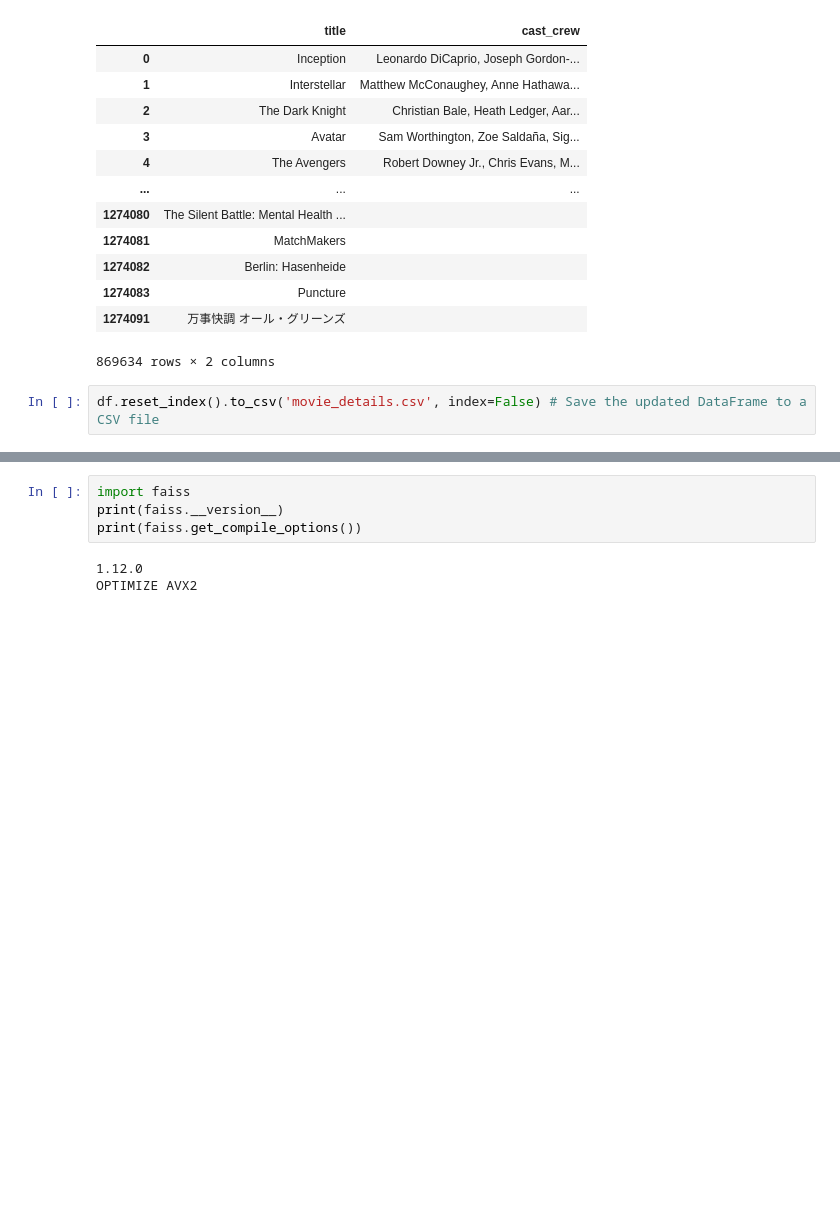
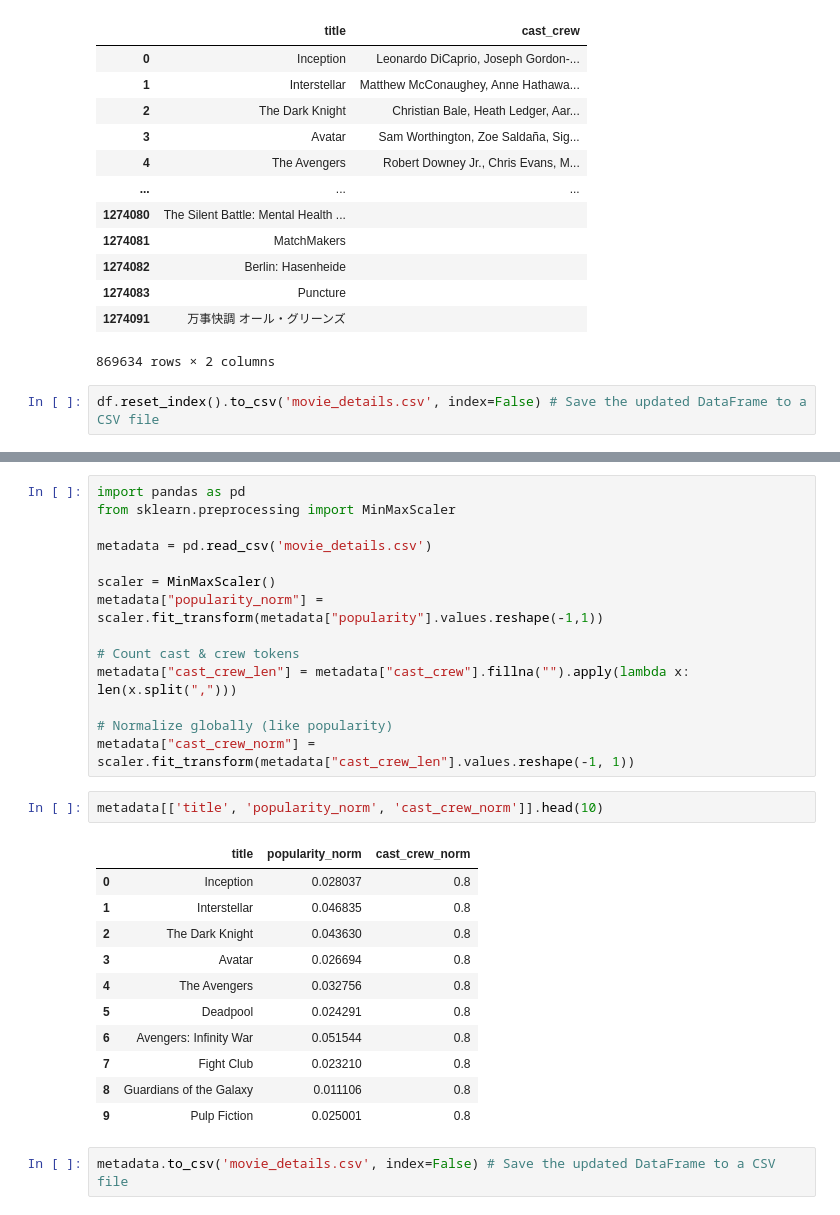
Before and after one commit to pkyria/MovieVec-Semantic-Search, a Jupyter notebook: data/scraping.ipynb, the cells around one changed output, grey strips where cells are left out. Drawn from its saved outputs; the diff is of its cells as text; blank space fills up the shorter version.

```diff
--- a/data/scraping.ipynb
+++ b/data/scraping.ipynb
@@ -186,7 +161,30 @@ test.loc[test['index'].isin([1, 2, 3])]
-# %%
-import faiss
-print(faiss.__version__)
-print(faiss.get_compile_options())
-# %% [output]
-1.12.0
-OPTIMIZE AVX2
+# %%
+import pandas as pd
+from sklearn.preprocessing import MinMaxScaler
+
+metadata = pd.read_csv('movie_details.csv')
+
+scaler = MinMaxScaler()
+metadata["popularity_norm"] = scaler.fit_transform(metadata["popularity"].values.reshape(-1,1))
+
+# Count cast & crew tokens
+metadata["cast_crew_len"] = metadata["cast_crew"].fillna("").apply(lambda x: len(x.split(",")))
+
+# Normalize globally (like popularity)
+metadata["cast_crew_norm"] = scaler.fit_transform(metadata["cast_crew_len"].values.reshape(-1, 1))
+# %%
+metadata[['title', 'popularity_norm', 'cast_crew_norm']].head(10)
+# %% [output]
+|  | title | popularity_norm | cast_crew_norm |
+| 0 | Inception | 0.028037 | 0.8 |
+| 1 | Interstellar | 0.046835 | 0.8 |
+| 2 | The Dark Knight | 0.043630 | 0.8 |
+| 3 | Avatar | 0.026694 | 0.8 |
+| 4 | The Avengers | 0.032756 | 0.8 |
+| 5 | Deadpool | 0.024291 | 0.8 |
+| 6 | Avengers: Infinity War | 0.051544 | 0.8 |
+| 7 | Fight Club | 0.023210 | 0.8 |
+| 8 | Guardians of the Galaxy | 0.011106 | 0.8 |
+| 9 | Pulp Fiction | 0.025001 | 0.8 |
+# %%
+metadata.to_csv('movie_details.csv', index=False) # Save the updated DataFrame to a CSV file
```
Also changed, not shown: parts of 2 cells of this notebook, 6 other files.
